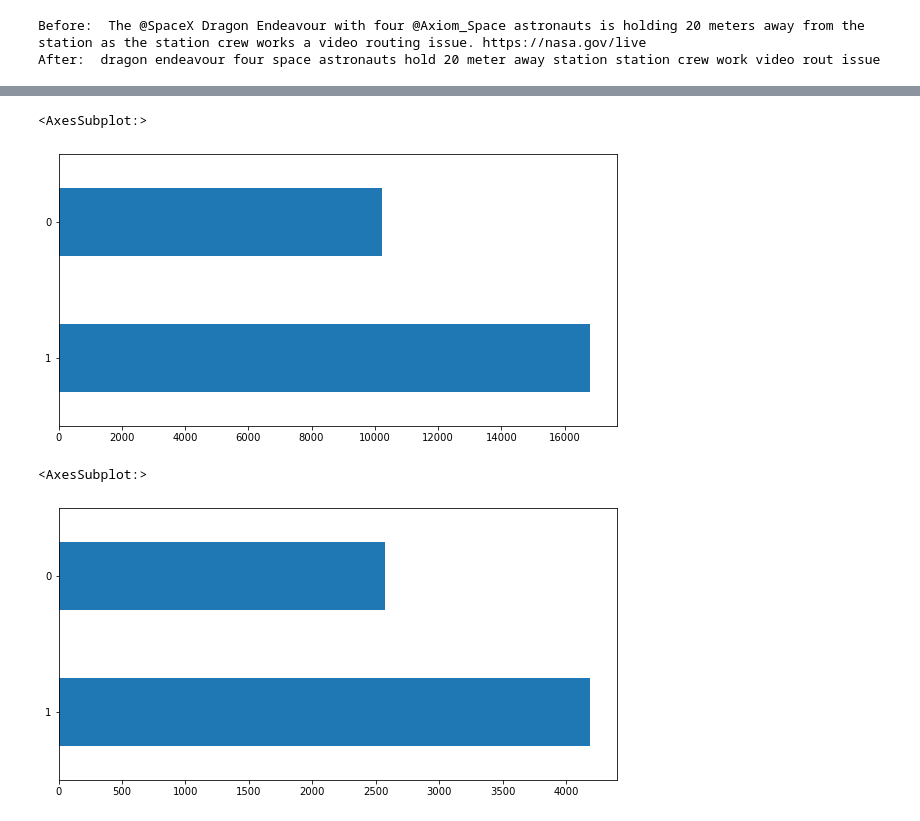
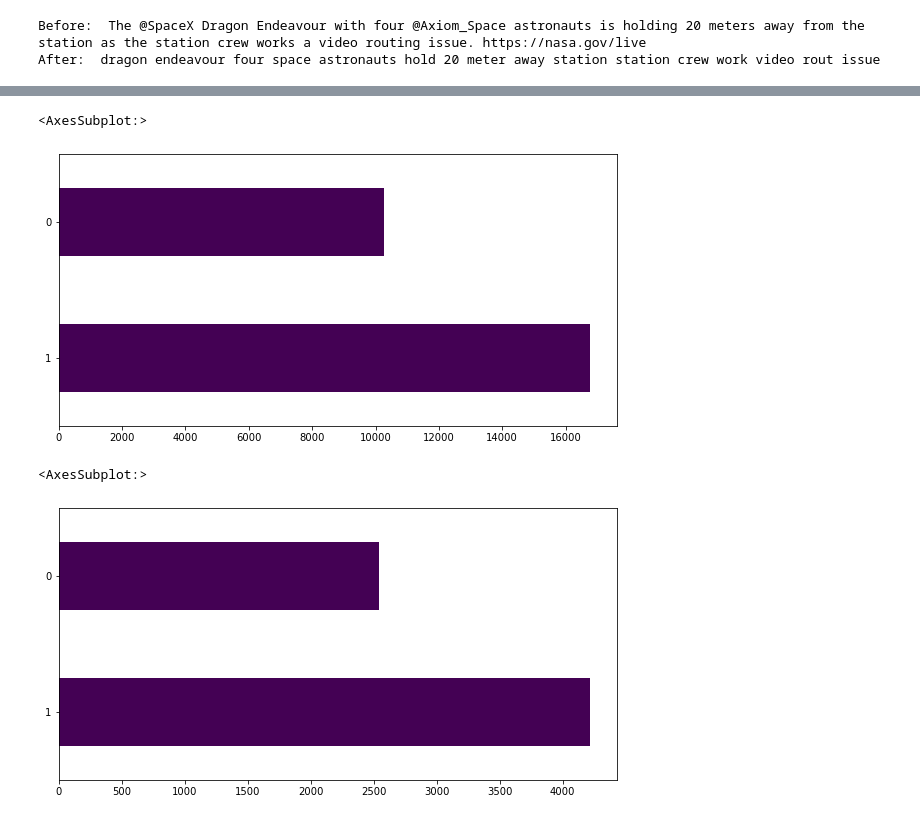
Before and after one commit to nikkenu/JODA, a Jupyter notebook: harjoitustyo/harjoitustyo.ipynb, the cells around one changed output, grey strips where cells are left out. Drawn from its saved outputs; the diff is of its cells as text; code cells hidden in the pictures.

```diff
--- a/harjoitustyo/harjoitustyo.ipynb
+++ b/harjoitustyo/harjoitustyo.ipynb
@@ -130,6 +133,8 @@ def clean_text(tweet):
     tweet = re.sub('[()!?]', ' ', tweet)
     tweet = re.sub('\[.*?\]',' ', tweet)
 
+    tweet = re.sub(r"\b[a-zA-Z]\b", "", tweet)
+
     # Remove emoticons
     tweet = deEmojify(tweet)
 
@@ -264,10 +285,10 @@ tokenized_df[:30].plot(kind="bar",x="word", orientation="vertical", figsize=(15,
 # %%
-train_df['label'].value_counts().plot(kind='barh', figsize=(10,5))
+train_df['label'].value_counts().plot(kind='barh', figsize=(10,5), colormap="viridis")
 # %% [output]
 <AxesSubplot:>
-[figure, old version]
+[figure, new version]
 # %%
-test_df['label'].value_counts().plot(kind='barh', figsize=(10,5))
+test_df['label'].value_counts().plot(kind='barh', figsize=(10,5), colormap="viridis")
 # %% [output]
 <AxesSubplot:>
-[figure, old version]
+[figure, new version]
```
Also changed, not shown: parts of 19 cells of this notebook.
